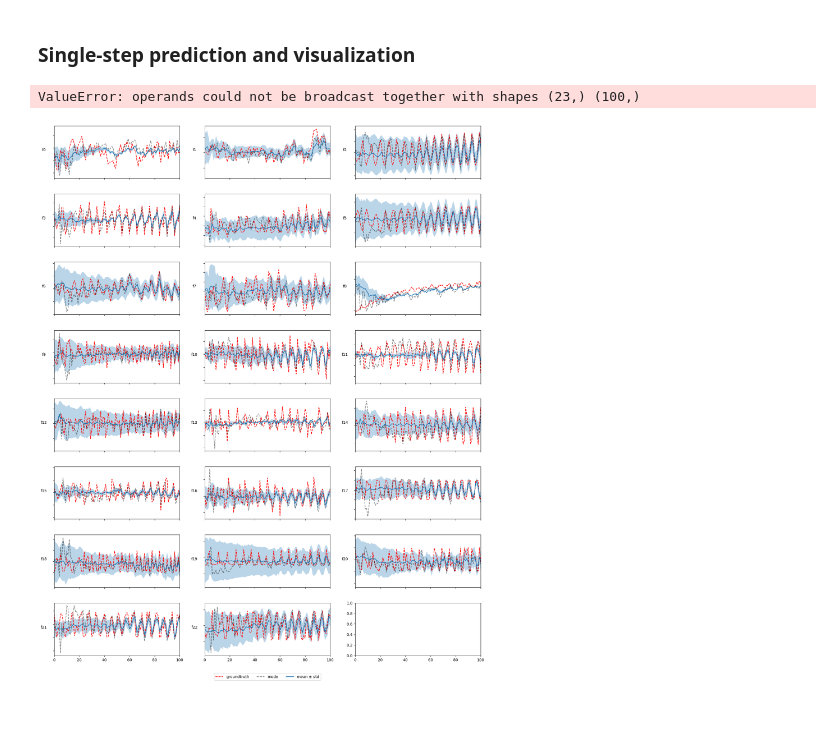
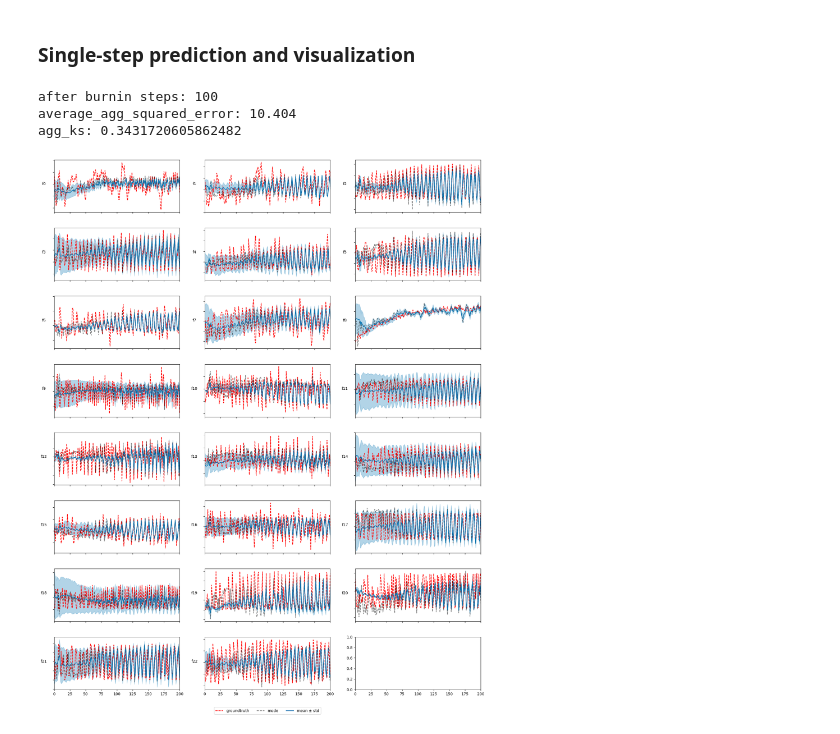
Before and after one commit to abenechehab/dicl, a Jupyter notebook: src/dicl/getting_started.ipynb, the cells around one changed output. Drawn from its saved outputs; the diff is of its cells as text; code cells hidden in the pictures.

```diff
--- a/src/dicl/getting_started.ipynb
+++ b/src/dicl/getting_started.ipynb
@@ -104,14 +104,16 @@ mean, mode, lb, ub = DICL.predict_single_step(X=time_series)
 
 # print metrics
 burnin = 100
-single_step_metrics = DICL.compute_single_step_metrics(burnin=burnin)
-print(f"after burnin steps: {burnin}\n")
+single_step_metrics = DICL.compute_metrics(burnin=burnin)
+print(f"after burnin steps: {burnin}")
 print("average_agg_squared_error: "
       f"{single_step_metrics['average_agg_squared_error']:.3f}")
-print(f"agg_ks: {single_step_metrics['agg_ks']}\n")
+print(f"agg_ks: {single_step_metrics['agg_ks']}")
 # %% [output]
-ValueError: operands could not be broadcast together with shapes (23,) (100,)
+after burnin steps: 100
+average_agg_squared_error: 10.404
+agg_ks: 0.3431720605862482
 # %%
-DICL.plot_single_step(xlim=[0, 100])
+DICL.plot_single_step(xlim=[0, 200])
 # %% [output]
-[figure, old version]
+[figure, new version]
```
Also changed, not shown: parts of 3 cells of this notebook.
